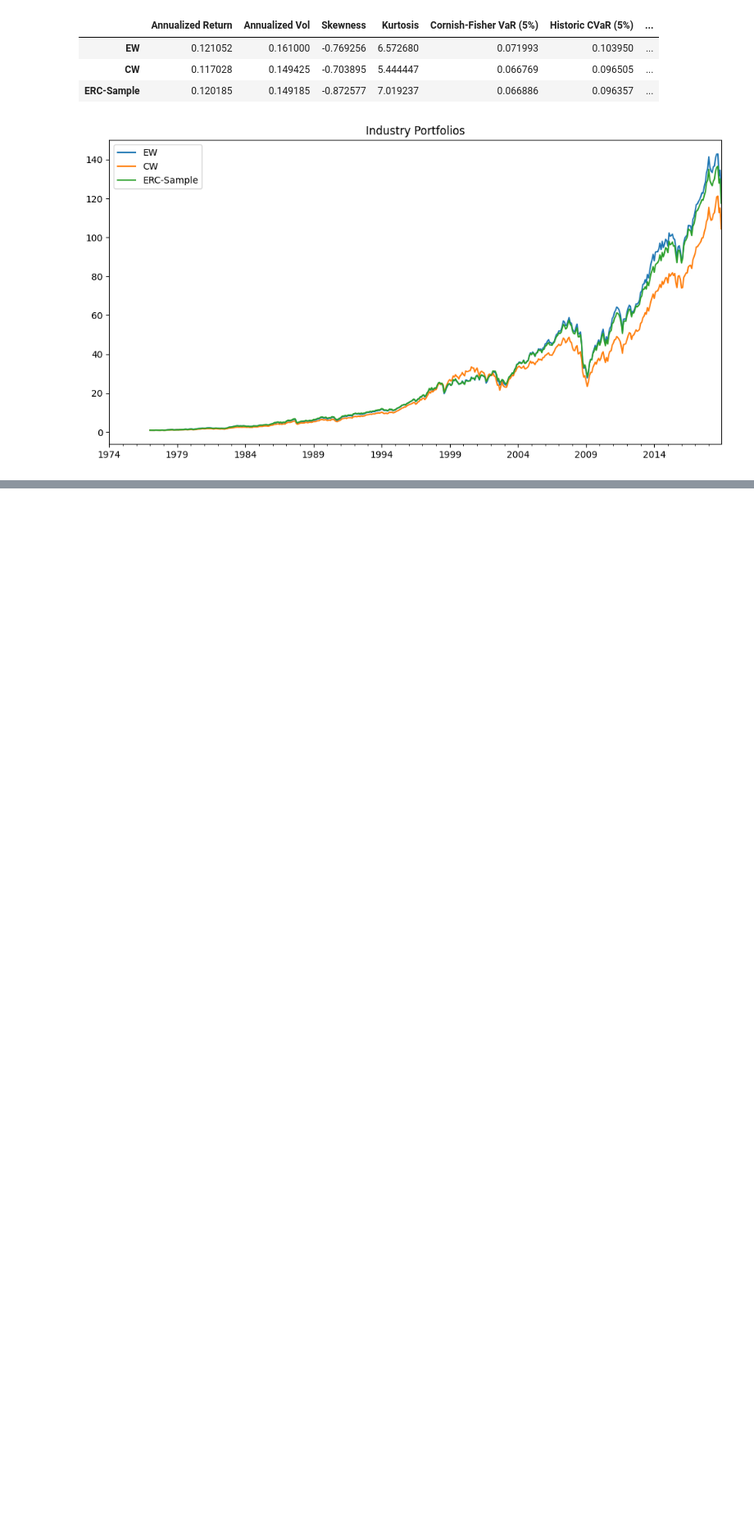
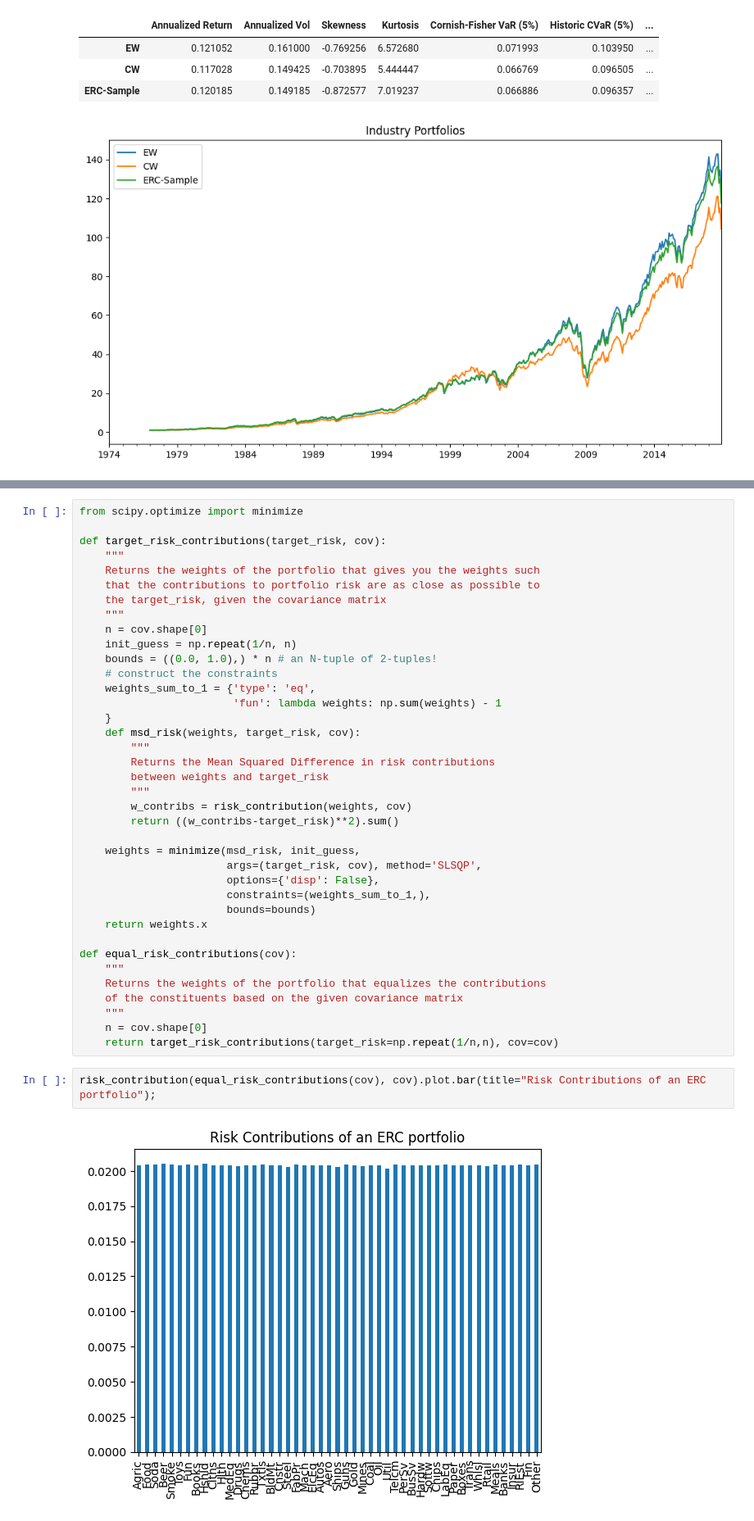
Before and after one commit to lishenjian1996/Programming-Study, a Jupyter notebook: Investment Management with Python and Machine Learning/Advanced Portfolio Construction and Analysis with Python/section8.ipynb, the cells around one changed output, grey strips where cells are left out. Shown at 82% size. Saved outputs shown, nothing was run; the diff lists cells and outputs as text; blank space fills up the shorter version.

```diff
--- a/Investment Management with Python and Machine Learning/Advanced Portfolio Construction and Analysis with Python/section8.ipynb
+++ b/Investment Management with Python and Machine Learning/Advanced Portfolio Construction and Analysis with Python/section8.ipynb
@@ -115,0 +209,42 @@ erk.summary_stats(btr.dropna())
+# %%
+from scipy.optimize import minimize
+
+def target_risk_contributions(target_risk, cov):
+    """
+    Returns the weights of the portfolio that gives you the weights such
+    that the contributions to portfolio risk are as close as possible to
+    the target_risk, given the covariance matrix
+    """
+    n = cov.shape[0]
+    init_guess = np.repeat(1/n, n)
+    bounds = ((0.0, 1.0),) * n # an N-tuple of 2-tuples!
+    # construct the constraints
+    weights_sum_to_1 = {'type': 'eq',
+                        'fun': lambda weights: np.sum(weights) - 1
+    }
+    def msd_risk(weights, target_risk, cov):
+        """
+        Returns the Mean Squared Difference in risk contributions
+        between weights and target_risk
+        """
+        w_contribs = risk_contribution(weights, cov)
+        return ((w_contribs-target_risk)**2).sum()
+
+    weights = minimize(msd_risk, init_guess,
+                       args=(target_risk, cov), method='SLSQP',
+                       options={'disp': False},
+                       constraints=(weights_sum_to_1,),
+                       bounds=bounds)
+    return weights.x
+
+def equal_risk_contributions(cov):
+    """
+    Returns the weights of the portfolio that equalizes the contributions
+    of the constituents based on the given covariance matrix
+    """
+    n = cov.shape[0]
+    return target_risk_contributions(target_risk=np.repeat(1/n,n), cov=cov)
+# %%
+risk_contribution(equal_risk_contributions(cov), cov).plot.bar(title="Risk Contributions of an ERC portfolio");
+# %% [output]
+[figure, added]
```
Also changed, not shown: parts of 24 cells of this notebook, 1 other file.
